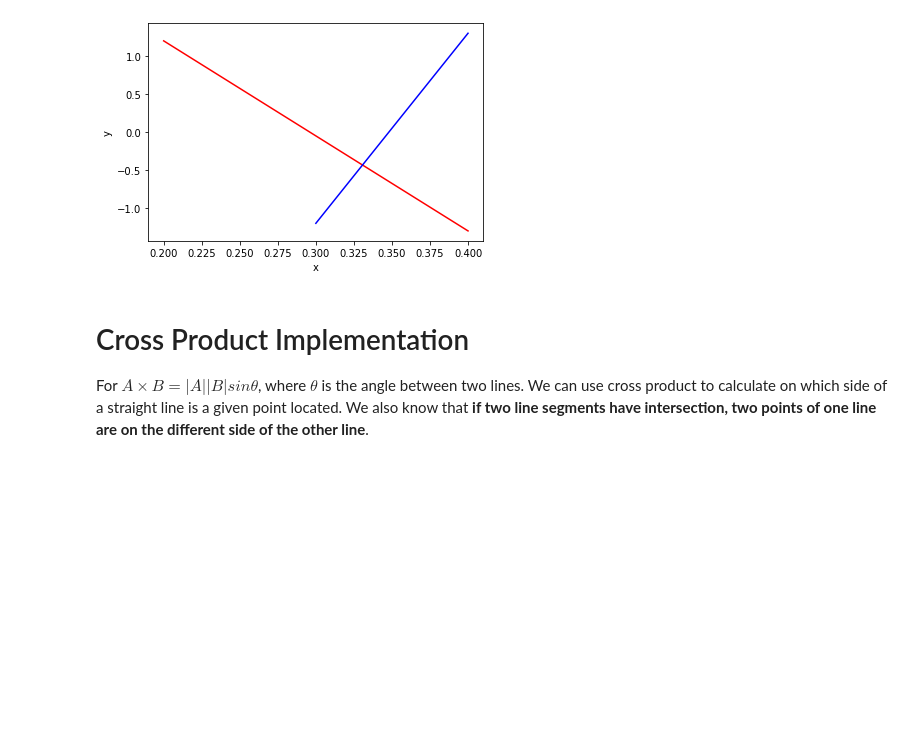
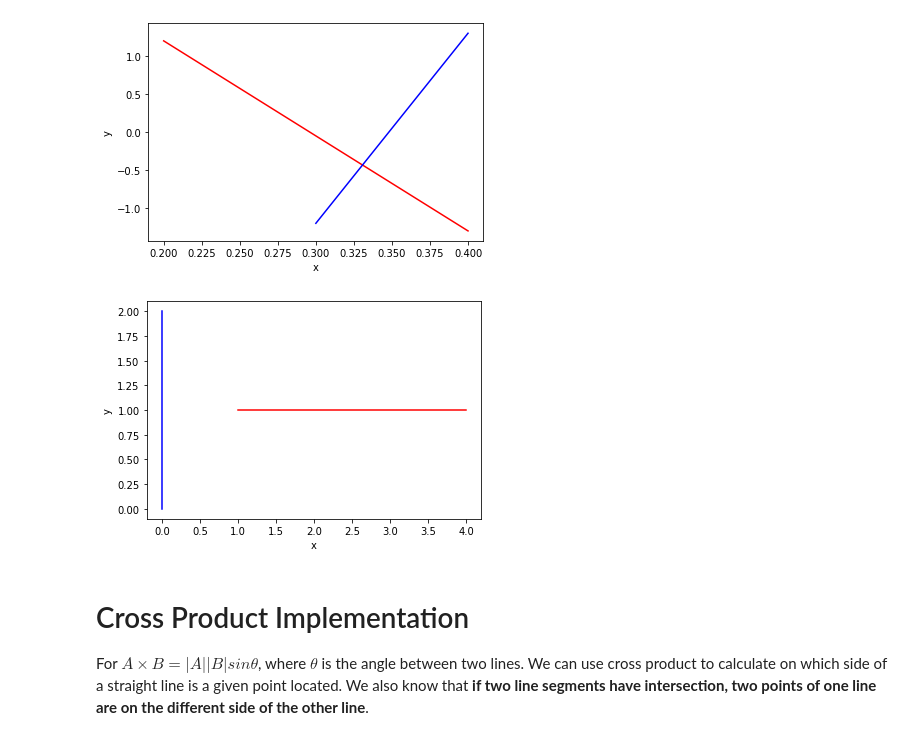
Before and after one commit to ztlevi/ML_101, a Jupyter notebook: codes/Geometry/interscetion_of_two_line_segment.ipynb, the cells around one changed output. Saved outputs shown, nothing was run; the diff lists cells and outputs as text; code cells hidden in the pictures; blank space fills up the shorter version.

```diff
--- a/codes/Geometry/interscetion_of_two_line_segment.ipynb
+++ b/codes/Geometry/interscetion_of_two_line_segment.ipynb
@@ -15,6 +15,18 @@ plt.ylabel('y')
 plt.show()
 # %% [output]
 [figure]
+# %%
+AB = np.array([[1, 1], [4, 1]])
+
+CD = np.array([[0, 0], [0,2]])
+
+plt.plot(AB[:, 0], AB[:, 1], 'r-')
+plt.plot(CD[:, 0], CD[:, 1], 'b-')
+plt.xlabel('x')
+plt.ylabel('y')
+plt.show()
+# %% [output]
+[figure, added]
 # %% [markdown]
 # Cross Product Implementation
 
```
Also changed, not shown: parts of 1 cell of this notebook, 7 other files.
